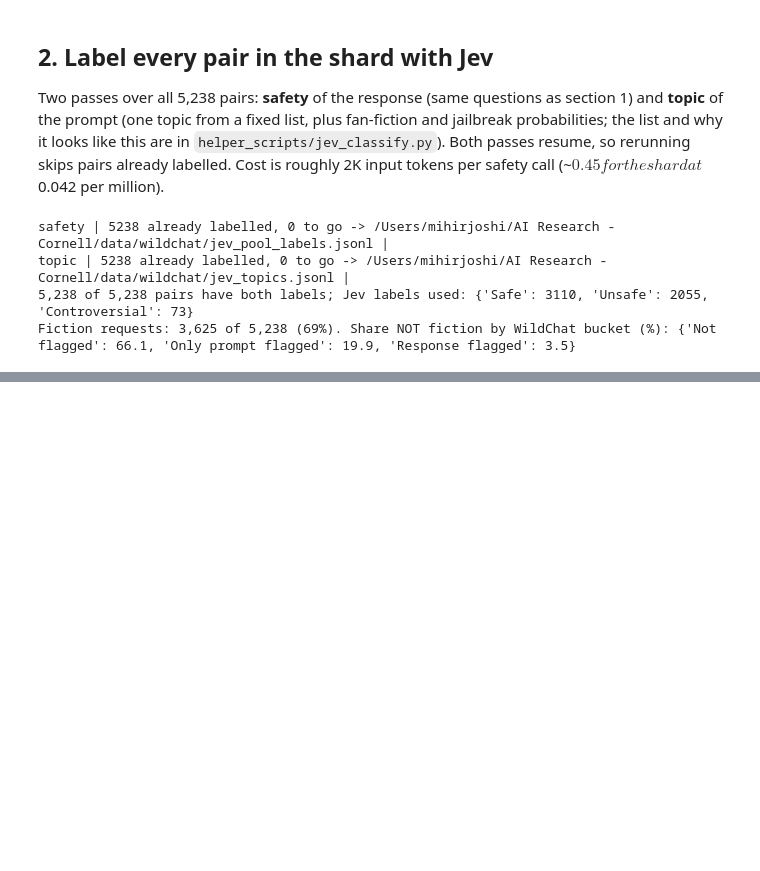
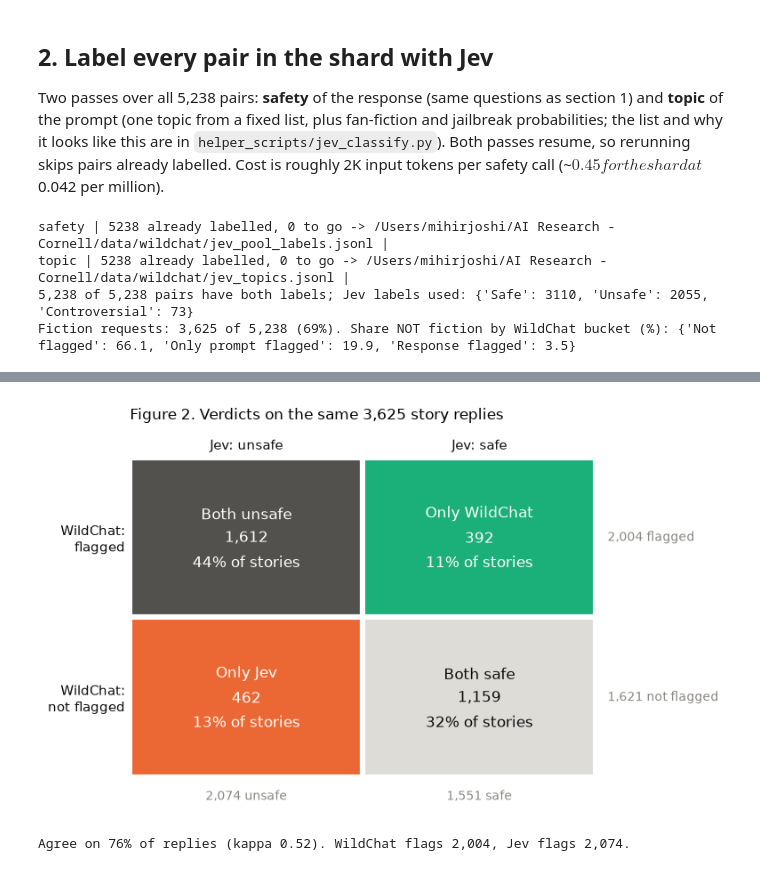
Before and after one commit to mihirjoshi2025-code/Output-Diversity-Research, a Jupyter notebook: notebooks/04_jev_vs_qwen3guard_wildchat_responses.ipynb, the cells around one changed output, grey strips where cells are left out. Saved outputs shown, nothing was run; the diff lists cells and outputs as text; code cells hidden in the pictures; blank space fills up the shorter version.

```diff
--- a/notebooks/04_jev_vs_qwen3guard_wildchat_responses.ipynb
+++ b/notebooks/04_jev_vs_qwen3guard_wildchat_responses.ipynb
@@ -131,7 +135,7 @@ for task, out in [("safety", "jev_pool_labels.jsonl"), ("topic", "jev_topics.jso
 
 safety = pd.read_json(WC / "jev_pool_labels.jsonl", lines=True)
 topics = pd.read_json(WC / "jev_topics.jsonl", lines=True)
-df = (pool.merge(safety[["key", "safety", "category", "safety_confidence"]].rename(columns={"category": "jev_category"}),
+df = (pool.merge(safety[["key", "safety", "category", "safety_confidence", "refusal"]].rename(columns={"category": "jev_category"}),
                  on="key")
           .merge(topics[["key", "topic", "topic_confidence", "fan_fiction", "jailbreak"]], on="key"))
 df["jev_unsafe"] = df.safety != "Safe"
@@ -210,0 +173,45 @@ WildChat-flagged response but Jev-safe: 392 of 2,004. OpenAI moderation categori
+# %%
+import numpy as np
+from matplotlib.patches import Rectangle
+
+AGREE = ["Both unsafe", "Only WildChat", "Only Jev", "Both safe"]
+AGREE_COLOR = {"Both unsafe": "#52514e", "Only WildChat": COLOR["WildChat"], "Only Jev": COLOR["Jev"],
+               "Both safe": "#dddcd7"}
+AGREE_TEXT = {"Both unsafe": "white", "Only WildChat": "white", "Only Jev": "white", "Both safe": INK}
+
+fic = fic.copy()
+fic["agreement"] = np.select(
+    [fic.response_toxic & fic.jev_unsafe, fic.response_toxic & ~fic.jev_unsafe, ~fic.response_toxic & fic.jev_unsafe],
+    AGREE[:3], AGREE[3])
+n = len(fic)
+counts = fic.agreement.value_counts().reindex(AGREE, fill_value=0)
+
+# Figure 2: the 2x2 of verdicts. Columns = Jev, rows = WildChat.
+layout = {"Both unsafe": (0, 1), "Only WildChat": (1, 1), "Only Jev": (0, 0), "Both safe": (1, 0)}
+fig, ax = plt.subplots(figsize=(7.2, 4.4))
+for name, (col, row) in layout.items():
+    ax.add_patch(Rectangle((col, row), 1, 1, facecolor=AGREE_COLOR[name], edgecolor="white", linewidth=4))
+    ax.text(col + 0.5, row + 0.5, "\n".join([name, f"{counts[name]:,}", f"{100 * counts[name] / n:.0f}% of stories"]),
+            ha="center", va="center", color=AGREE_TEXT[name], fontsize=11, linespacing=1.6)
+wc_yes, jev_yes = fic.response_toxic.sum(), fic.jev_unsafe.sum()
+for row, total, label in [(1, wc_yes, "flagged"), (0, n - wc_yes, "not flagged")]:
+    ax.text(2.05, row + 0.5, f"{total:,} {label}", va="center", fontsize=9, color=MUTED)
+for col, total, label in [(0, jev_yes, "unsafe"), (1, n - jev_yes, "safe")]:
+    ax.text(col + 0.5, -0.08, f"{total:,} {label}", ha="center", va="top", fontsize=9, color=MUTED)
+ax.set_xlim(0, 2.45); ax.set_ylim(-0.2, 2)
+ax.set_xticks([0.5, 1.5], ["Jev: unsafe", "Jev: safe"]); ax.xaxis.tick_top()
+ax.set_yticks([0.5, 1.5], ["WildChat:\nnot flagged", "WildChat:\nflagged"])
+ax.tick_params(length=0, labelsize=10, labelcolor=INK)
+ax.grid(False)
+for side in ax.spines.values():
+    side.set_visible(False)
+ax.set_title(f"Figure 2. Verdicts on the same {n:,} story replies", loc="left", fontsize=11, pad=28)
+fig.tight_layout()
+plt.show()
+
+agree = (counts["Both unsafe"] + counts["Both safe"]) / n
+print(f"Agree on {100 * agree:.0f}% of replies (kappa {kappa(fic.response_toxic, fic.jev_unsafe):.2f}). "
+      f"WildChat flags {wc_yes:,}, Jev flags {jev_yes:,}.")
+# %% [output]
+[figure, added]
+Agree on 76% of replies (kappa 0.52). WildChat flags 2,004, Jev flags 2,074.
```
Also changed, not shown: parts of 34 cells of this notebook, 2 other files.
